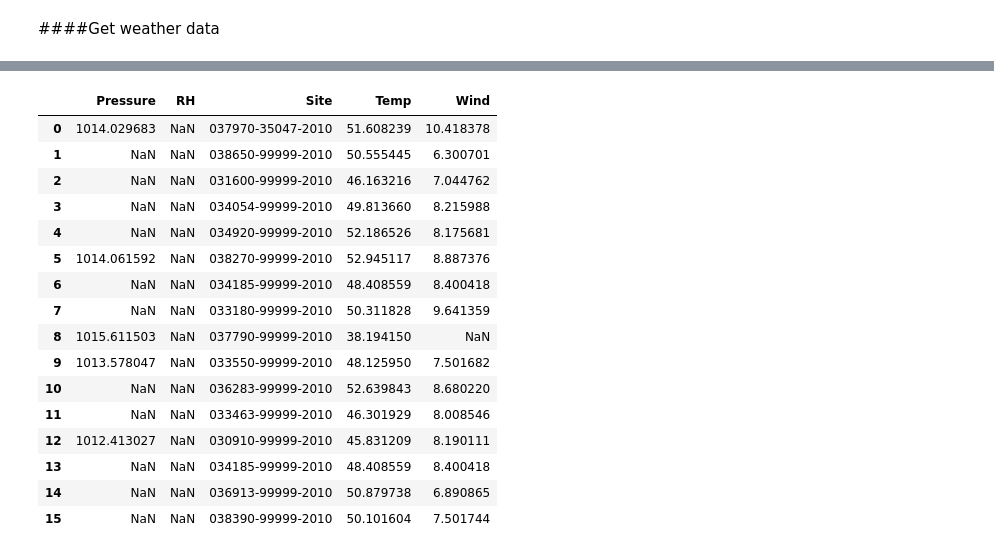
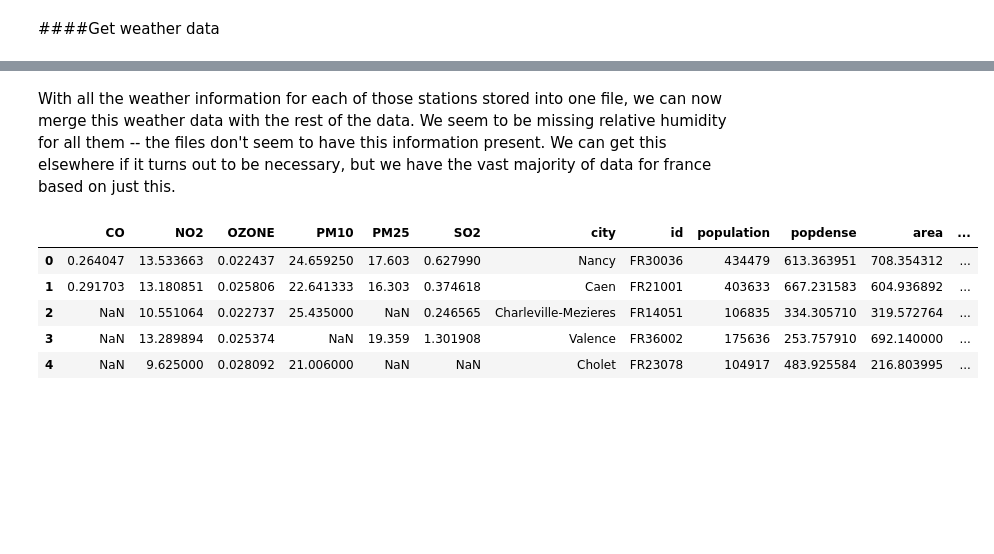
Before and after one commit to mchaffin17/AirPollutionFinalProject, a Jupyter notebook: DataCollection&Cleaning.ipynb, the cells around one changed output, grey strips where cells are left out. Saved outputs shown, nothing was run; the diff lists cells and outputs as text; code cells hidden in the pictures; blank space fills up the shorter version.

```diff
--- a/DataCollection&Cleaning.ipynb
+++ b/DataCollection&Cleaning.ipynb
@@ -1917,24 +1886,23 @@ for site in skeletonFrame['l_ID']:
     rh_sites.append(meanList['rh'])
     pressure_sites.append(meanList['press'])
     wind_sites.append(meanList['windspeed'])
+# %% [markdown]
+With all the weather information for each of those stations stored into one file, we can now merge this weather data with the rest of the data. We seem to be missing relative humidity for all them -- the files don't seem to have this information present. We can get this elsewhere if it turns out to be necessary, but we have the vast majority of data for france based on just this.
 # %%
+#Make the weather frame
 toFrame = {'Site':site_list,'Temp':temp_sites,'RH':rh_sites,'Pressure':pressure_sites,'Wind':wind_sites}
-pd.DataFrame(toFrame)
+WeatherFrame = pd.DataFrame(toFrame)
-# %% [output]
-|  | Pressure | RH | Site | Temp | Wind |
-| 0 | 1014.029683 | NaN | 037970-35047-2010 | 51.608239 | 10.418378 |
-| 1 | NaN | NaN | 038650-99999-2010 | 50.555445 | 6.300701 |
-| 2 | NaN | NaN | 031600-99999-2010 | 46.163216 | 7.044762 |
-| 3 | NaN | NaN | 034054-99999-2010 | 49.813660 | 8.215988 |
-| 4 | NaN | NaN | 034920-99999-2010 | 52.186526 | 8.175681 |
-| 5 | 1014.061592 | NaN | 038270-99999-2010 | 52.945117 | 8.887376 |
-| 6 | NaN | NaN | 034185-99999-2010 | 48.408559 | 8.400418 |
-| 7 | NaN | NaN | 033180-99999-2010 | 50.311828 | 9.641359 |
-| 8 | 1015.611503 | NaN | 037790-99999-2010 | 38.194150 | NaN |
-| 9 | 1013.578047 | NaN | 033550-99999-2010 | 48.125950 | 7.501682 |
-| 10 | NaN | NaN | 036283-99999-2010 | 52.639843 | 8.680220 |
-| 11 | NaN | NaN | 033463-99999-2010 | 46.301929 | 8.008546 |
-| 12 | 1012.413027 | NaN | 030910-99999-2010 | 45.831209 | 8.190111 |
-| 13 | NaN | NaN | 034185-99999-2010 | 48.408559 | 8.400418 |
-| 14 | NaN | NaN | 036913-99999-2010 | 50.879738 | 6.890865 |
-| 15 | NaN | NaN | 038390-99999-2010 | 50.101604 | 7.501744 |
+# %%
+#Make a map to convert the weird numeric id to the city name
+mapperWeath = {}
+for i,j in zip (skeletonFrame['l_ID'],skeletonFrame['City']):
+    mapperWeath[i]=j
+# %%
+#Add city name to the weather data
+WeatherFrame['city'] = WeatherFrame['Site'].map(mapperWeath.get)
+# %%
+#Merge weather data with the previous work
+FranceDat = FranceDat.merge(WeatherFrame,on='city',how='left')
+# %%
+#Get rid of duplicate cities from merging
+FranceDat = FranceDat.drop_duplicates('city')
@@ -1940,0 +1912,9 @@ pd.DataFrame(toFrame)
+# %%
+FranceDat.head()
+# %% [output]
+|  | CO | NO2 | OZONE | PM10 | PM25 | SO2 | city | id | population | popdense | area | ... |
+| 0 | 0.264047 | 13.533663 | 0.022437 | 24.659250 | 17.603 | 0.627990 | Nancy | FR30036 | 434479 | 613.363951 | 708.354312 | ... |
+| 1 | 0.291703 | 13.180851 | 0.025806 | 22.641333 | 16.303 | 0.374618 | Caen | FR21001 | 403633 | 667.231583 | 604.936892 | ... |
+| 2 | NaN | 10.551064 | 0.022737 | 25.435000 | NaN | 0.246565 | Charleville-Mezieres | FR14051 | 106835 | 334.305710 | 319.572764 | ... |
+| 3 | NaN | 13.289894 | 0.025374 | NaN | 19.359 | 1.301908 | Valence | FR36002 | 175636 | 253.757910 | 692.140000 | ... |
+| 4 | NaN | 9.625000 | 0.028092 | 21.006000 | NaN | NaN | Cholet | FR23078 | 104917 | 483.925584 | 216.803995 | ... |
```
Also changed, not shown: parts of 197 cells of this notebook, 2 other files.
